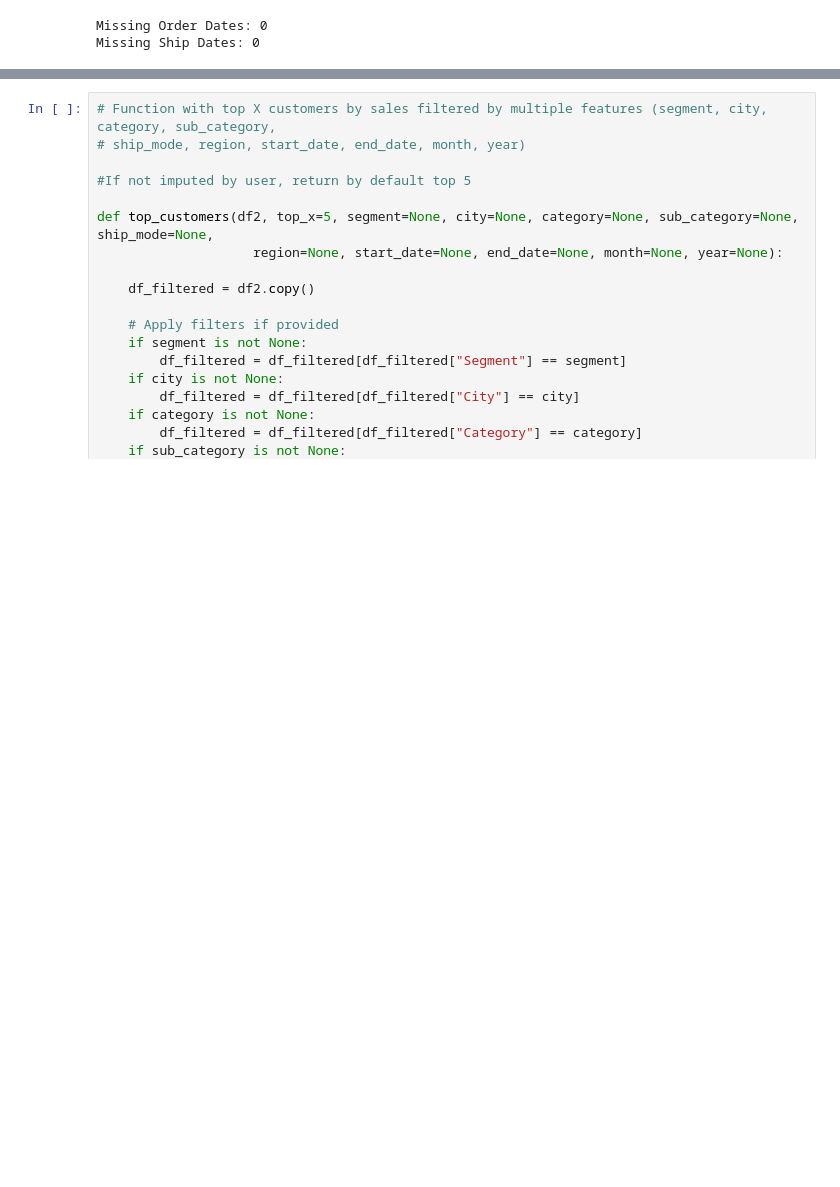
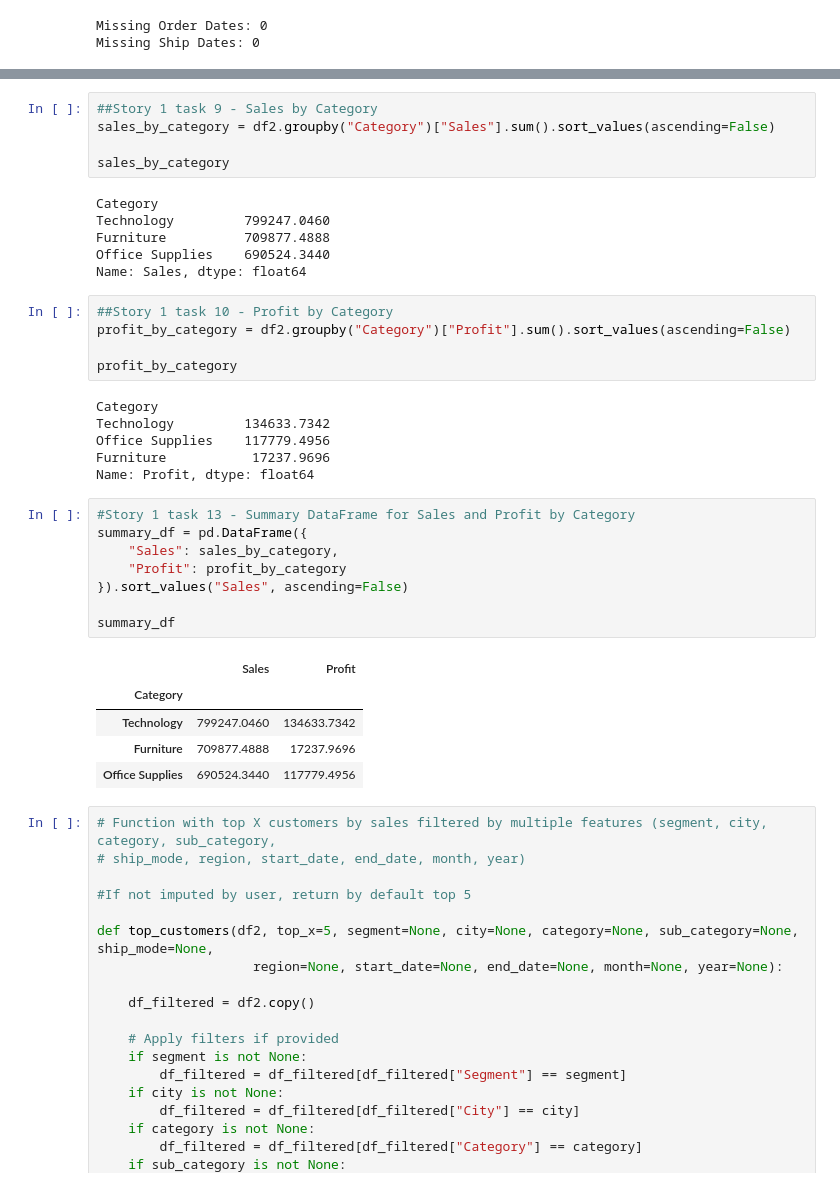
Before and after one commit to juanescdiaz/Group6_Assigment2_Retail, a Jupyter notebook: notebooks/retail_analysis.ipynb, the cells around one changed output, grey strips where cells are left out. Cells and saved outputs as stored; diff of their text form; blank space fills up the shorter version.

Commit message:
Story1 updates

```diff
--- a/notebooks/retail_analysis.ipynb
+++ b/notebooks/retail_analysis.ipynb
@@ -184,3 +229,39 @@ Missing Ship Dates: 0
+# %%
+##Story 1 task 9 - Sales by Category
+sales_by_category = df2.groupby("Category")["Sales"].sum().sort_values(ascending=False)
+
+sales_by_category
+# %% [output]
+Category
+Technology         799247.0460
+Furniture          709877.4888
+Office Supplies    690524.3440
+Name: Sales, dtype: float64
+# %%
+##Story 1 task 10 - Profit by Category
+profit_by_category = df2.groupby("Category")["Profit"].sum().sort_values(ascending=False)
+
+profit_by_category
+# %% [output]
+Category
+Technology         134633.7342
+Office Supplies    117779.4956
+Furniture           17237.9696
+Name: Profit, dtype: float64
+# %%
+#Story 1 task 13 - Summary DataFrame for Sales and Profit by Category
+summary_df = pd.DataFrame({
+    "Sales": sales_by_category,
+    "Profit": profit_by_category
+}).sort_values("Sales", ascending=False)
+
+summary_df
+# %% [output]
+|  | Sales | Profit |
+| Category |  |  |
+| Technology | 799247.0460 | 134633.7342 |
+| Furniture | 709877.4888 | 17237.9696 |
+| Office Supplies | 690524.3440 | 117779.4956 |
 # %%
 # Function with top X customers by sales filtered by multiple features (segment, city, category, sub_category,
 # ship_mode, region, start_date, end_date, month, year)
```
Also changed, not shown: parts of 6 cells of this notebook.
